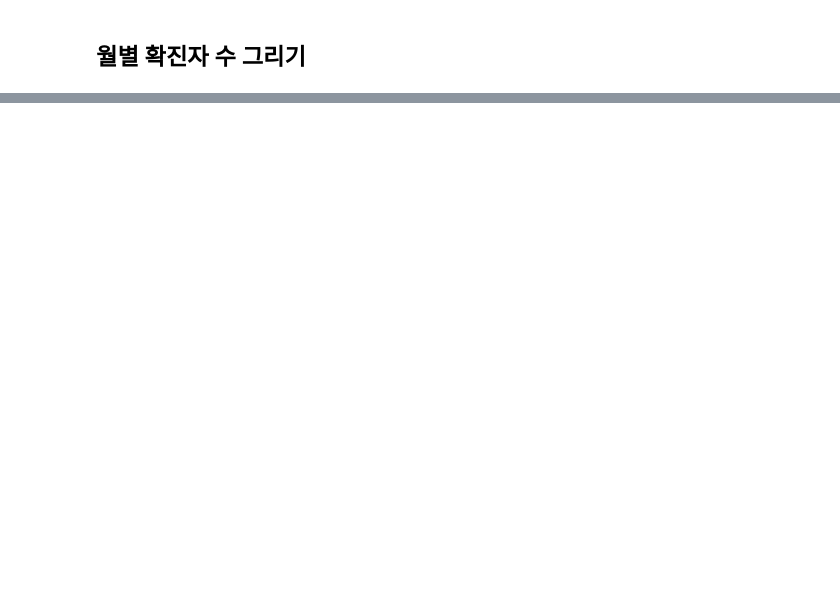
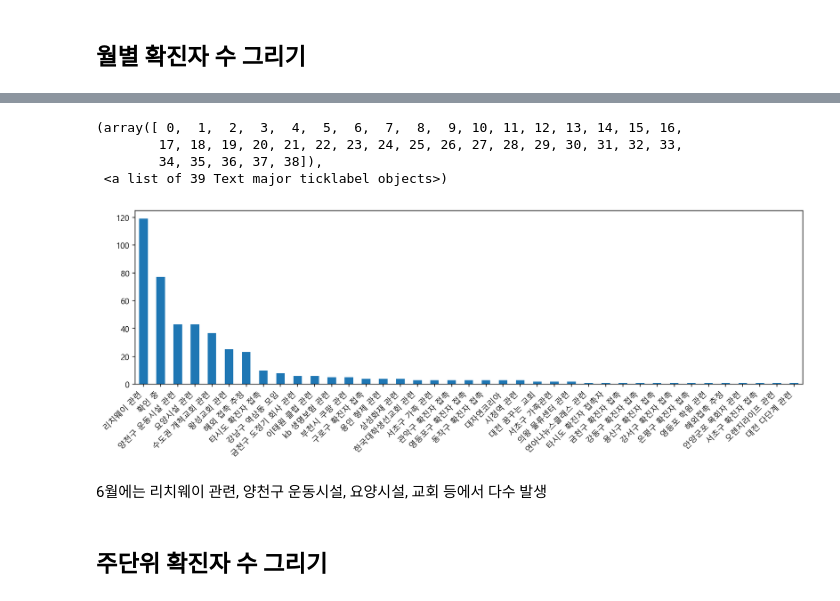
Before and after one commit to dhleegarret/data_analysis, a Jupyter notebook: todaycode/seoul_covid19_EDA.ipynb, the cells around one changed output, grey strips where cells are left out. Saved outputs shown, nothing was run; the diff lists cells and outputs as text; code cells hidden in the pictures; blank space fills up the shorter version.

```diff
--- a/todaycode/seoul_covid19_EDA.ipynb
+++ b/todaycode/seoul_covid19_EDA.ipynb
@@ -290,0 +338,14 @@ for i in range(50):
+# %%
+# test
+df[df["월"]==6]["접촉력"].value_counts().plot.bar(rot=45, figsize=(15,4))
+plt.xticks(horizontalalignment='right')
+# %% [output]
+(array([ 0,  1,  2,  3,  4,  5,  6,  7,  8,  9, 10, 11, 12, 13, 14, 15, 16,
+        17, 18, 19, 20, 21, 22, 23, 24, 25, 26, 27, 28, 29, 30, 31, 32, 33,
+        34, 35, 36, 37, 38]),
+ <a list of 39 Text major ticklabel objects>)
+[figure, added]
+# %% [markdown]
+6월에는 리치웨이 관련, 양천구 운동시설, 요양시설, 교회 등에서 다수 발생
+# %% [markdown]
+## 주단위 확진자 수 그리기
```
Also changed, not shown: parts of 197 cells of this notebook.
